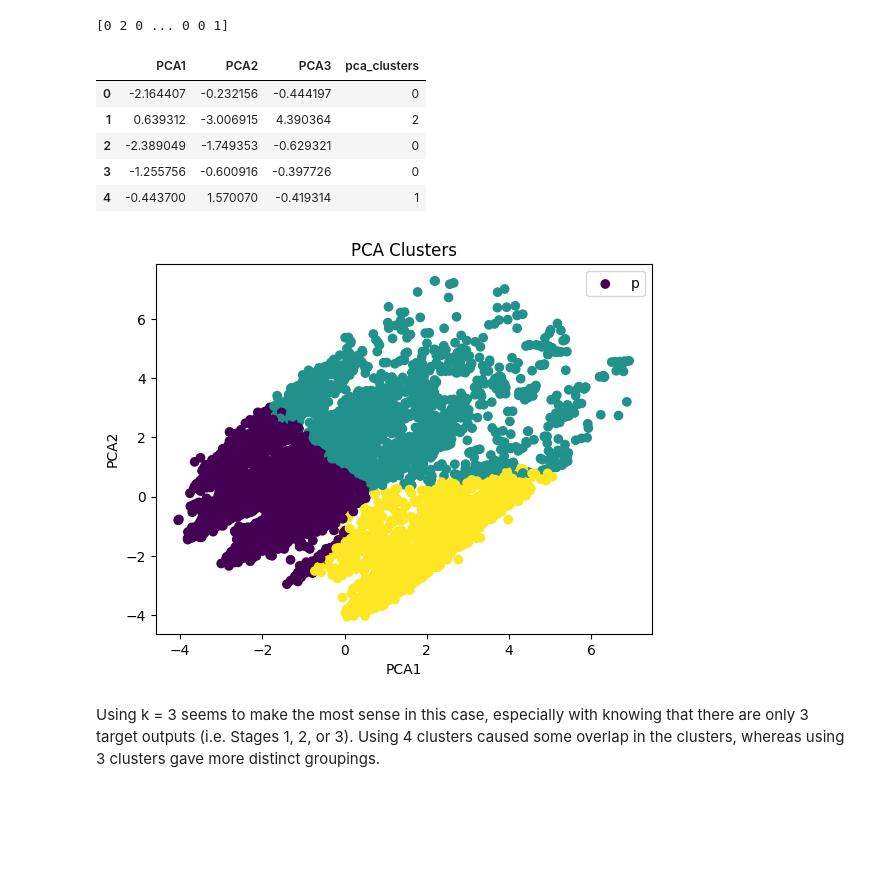
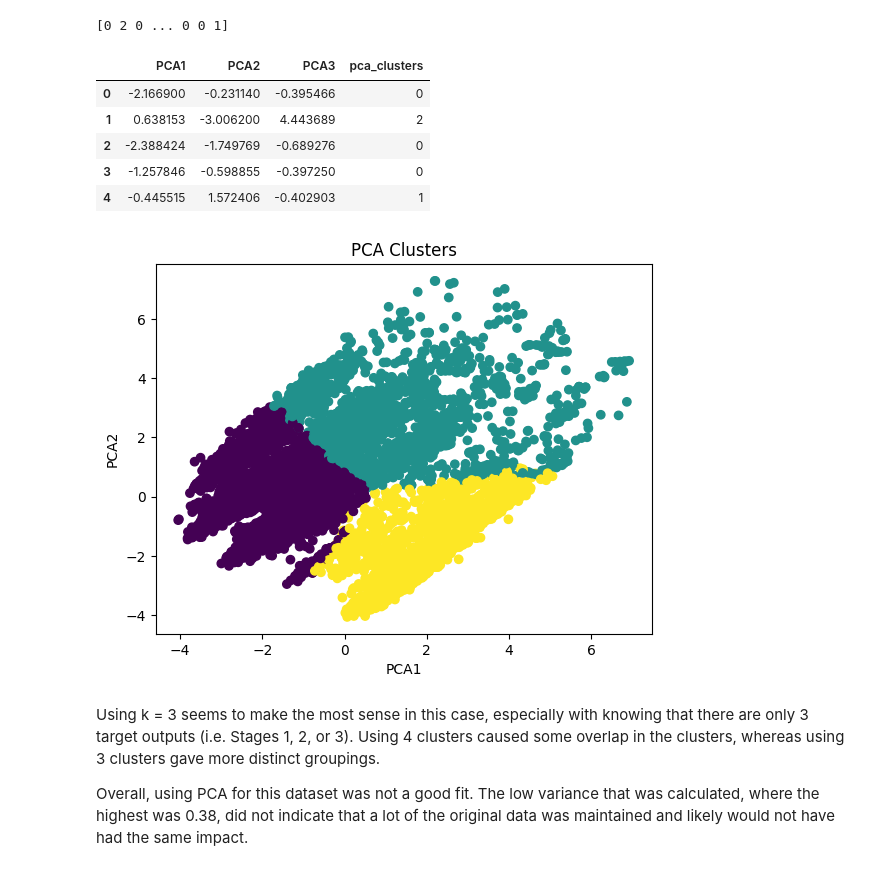
Before and after one commit to amydohlin/project-4-group-2, a Jupyter notebook: cirrhosis_model_optimizing_colab.ipynb, the cells around one changed output. Drawn from its saved outputs; the diff is of its cells as text; code cells hidden in the pictures; blank space fills up the shorter version.

Commit message:
cleaned up folder, last changes to opti file

```diff
--- a/cirrhosis_model_optimizing_colab.ipynb
+++ b/cirrhosis_model_optimizing_colab.ipynb
@@ -38,7 +42,7 @@ import keras_tuner as kt
 from sklearn.datasets import make_circles
 # %%
 # Read in the liver_clean.csv
-liver_df = pd.read_csv("/content/liver_clean.csv")
+liver_df = pd.read_csv("https://raw.githubusercontent.com/amydohlin/project-4-group-2/main/cleaned_csvs/liver_clean.csv")
 liver_df
 # %% [output]
 |  | Unnamed: 0 | N_Days | Status | Drug | Age | Sex | Ascites | Hepatomegaly | Spiders | Edema | ... |
@@ -623,20 +649,21 @@ pca_df_predictions['pca_clusters'] = predictions
 pca_df_predictions.head()
 # %% [output]
 |  | PCA1 | PCA2 | PCA3 | pca_clusters |
-| 0 | -2.164407 | -0.232156 | -0.444197 | 0 |
-| 1 | 0.639312 | -3.006915 | 4.390364 | 2 |
-| 2 | -2.389049 | -1.749353 | -0.629321 | 0 |
-| 3 | -1.255756 | -0.600916 | -0.397726 | 0 |
-| 4 | -0.443700 | 1.570070 | -0.419314 | 1 |
+| 0 | -2.166900 | -0.231140 | -0.395466 | 0 |
+| 1 | 0.638153 | -3.006200 | 4.443689 | 2 |
+| 2 | -2.388424 | -1.749769 | -0.689276 | 0 |
+| 3 | -1.257846 | -0.598855 | -0.397250 | 0 |
+| 4 | -0.445515 | 1.572406 | -0.402903 | 1 |
 # %%
 # Scatter plot of the predicted clusters
 plt.scatter(pca_df_predictions['PCA1'], pca_df_predictions['PCA2'], c=pca_df_predictions['pca_clusters'])
 plt.xlabel('PCA1')
 plt.ylabel('PCA2')
 plt.title('PCA Clusters')
-plt.legend('pca_clusters')
 plt.show()
 # %% [output]
-[figure, old version]
+[figure, new version]
 # %% [markdown]
 Using k = 3 seems to make the most sense in this case, especially with knowing that there are only 3 target outputs (i.e. Stages 1, 2, or 3). Using 4 clusters caused some overlap in the clusters, whereas using 3 clusters gave more distinct groupings.
+
+Overall, using PCA for this dataset was not a good fit. The low variance that was calculated, where the highest was 0.38, did not indicate that a lot of the original data was maintained and likely would not have had the same impact.
```
Also changed, not shown: parts of 31 cells of this notebook, 4 other files.
